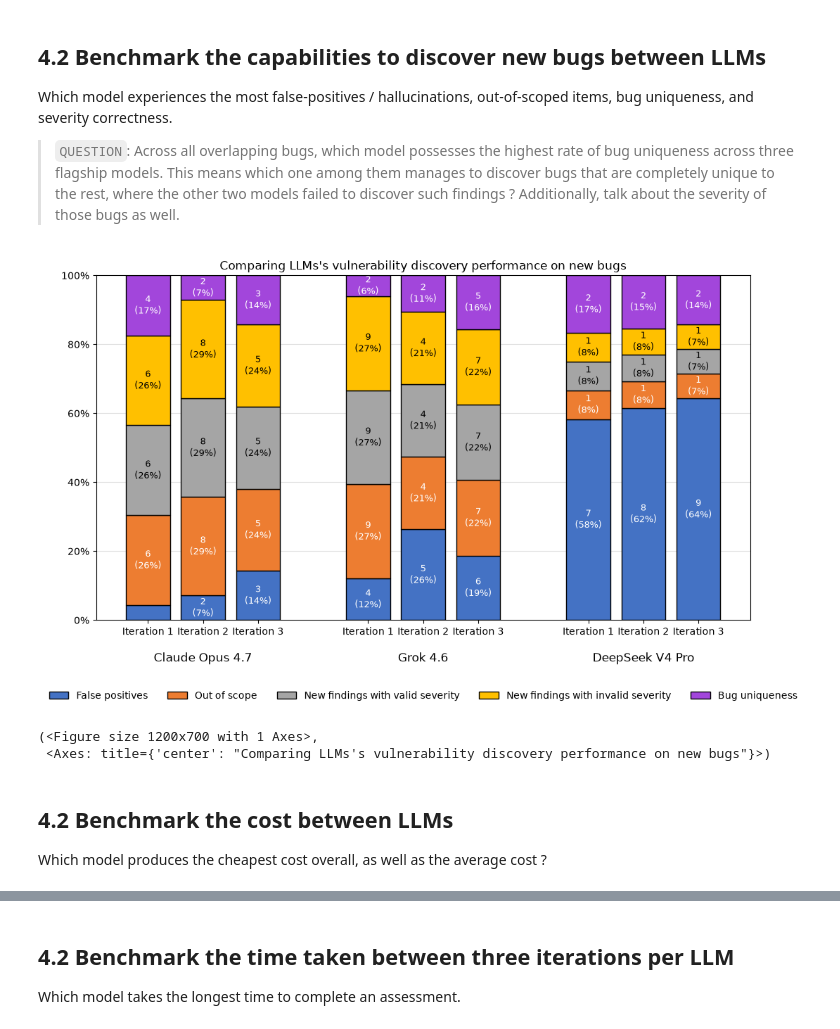
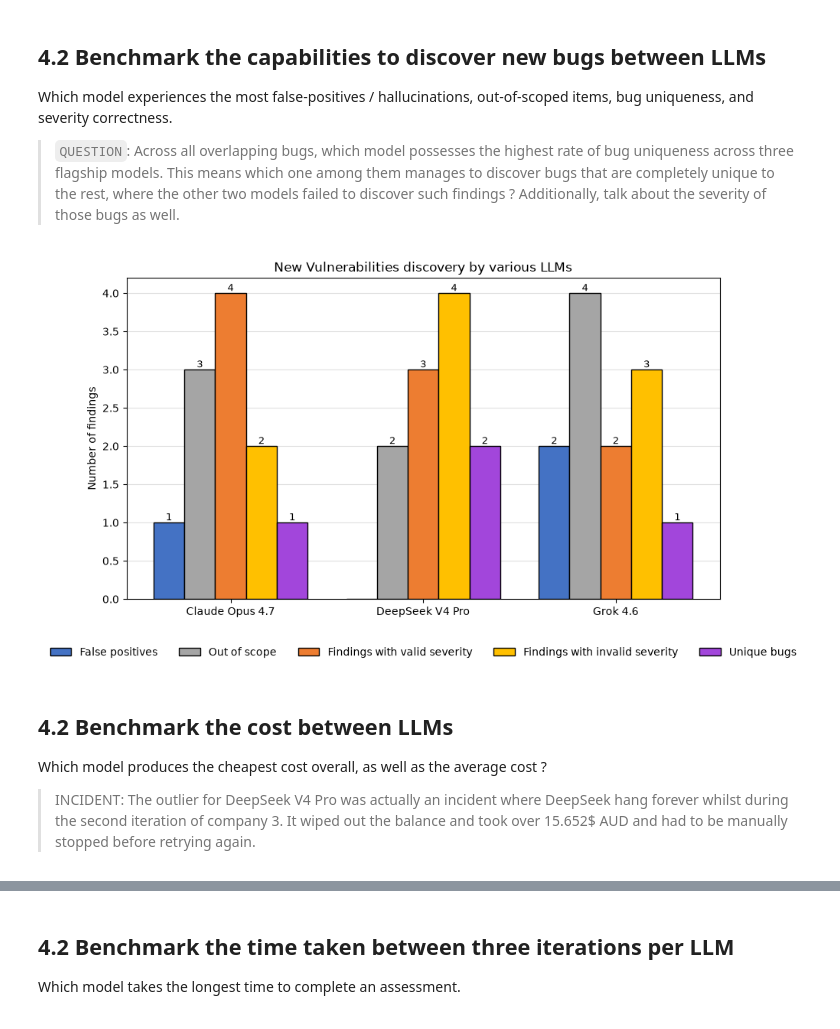
Before and after one commit to hackernese/OpenSec, a Jupyter notebook: results/Analysis.ipynb, the cells around one changed output, grey strips where cells are left out. Cells and saved outputs as stored; diff of their text form; code cells hidden in the pictures.

```diff
--- a/results/Analysis.ipynb
+++ b/results/Analysis.ipynb
@@ -155,30 +283,28 @@ Which model experiences the most false-positives / hallucinations, out-of-scoped
 
 > `QUESTION`: Across all overlapping bugs, which model possesses the highest rate of bug uniqueness across three flagship models. This means which one among them manages to discover bugs that are completely unique to the rest, where the other two models failed to discover such findings ? Additionally, talk about the severity of those bugs as well.
 # %%
-years = ["Claude Opus 4.7", "Grok 4.6", "DeepSeek V4 Pro"]
-regions = ["Iteration 1", "Iteration 2", "Iteration 3"]
+groups = ["Claude Opus 4.7", "DeepSeek V4 Pro", "Grok 4.6"]
 
 data = {
-    "False positives":  [1, 2, 3, 4, 5, 6,7,8,9],
-    "Out of scope": [6, 8, 5, 9, 4, 7,1,1,1],
-    "New findings with valid severity": [6, 8, 5, 9, 4, 7,1,1,1],
-    "New findings with invalid severity": [6, 8, 5, 9, 4, 7,1,1,1],
-    "Bug uniqueness": [4, 2, 3, 2, 2, 5,2,2,2],
+    "False positives": [1, 0, 2],
+    "Out of scope":     [3, 2, 4],
+    "Findings with valid severity":   [4, 3, 2],
+    "Findings with invalid severity":      [2, 4, 3],
+    "Unique bugs":     [1, 2, 1],
 }
 
-stacked_bar_groups_percent(
-    years,
-    regions,
-    data,
-    title="Comparing LLMs's vulnerability discovery performance on new bugs"
+fig, ax = grouped_bar_chart(
+    groups=groups,
+    data=data,
+    title="New Vulnerabilities discovery by various LLMs"
 )
 # %% [output]
-[figure, old version]
+[figure, new version]
-(<Figure size 1200x700 with 1 Axes>,
- <Axes: title={'center': "Comparing LLMs's vulnerability discovery performance on new bugs"}>)
 # %% [markdown]
 ## 4.2 Benchmark the cost between LLMs
 
 Which model produces the cheapest cost overall, as well as the average cost ?
+
+> INCIDENT: The outlier for DeepSeek V4 Pro was actually an incident where DeepSeek hang forever whilst during the second iteration of company 3. It wiped out the balance and took over 15.652$ AUD and had to be manually stopped before retrying again.
 # %%
 times = {
```
Also changed, not shown: parts of 18 cells of this notebook, 5 other files.
